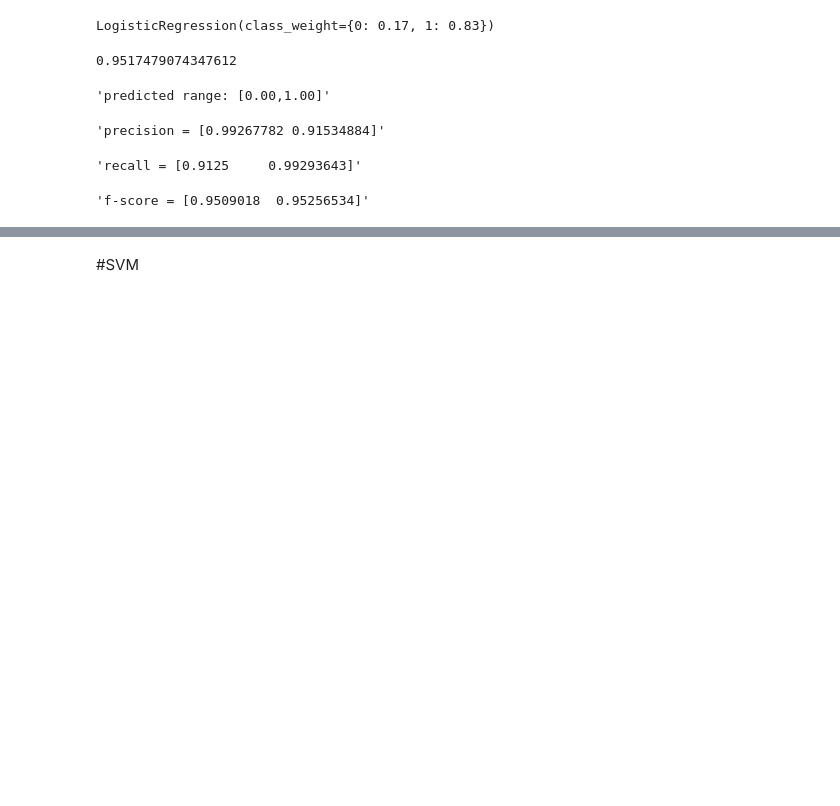
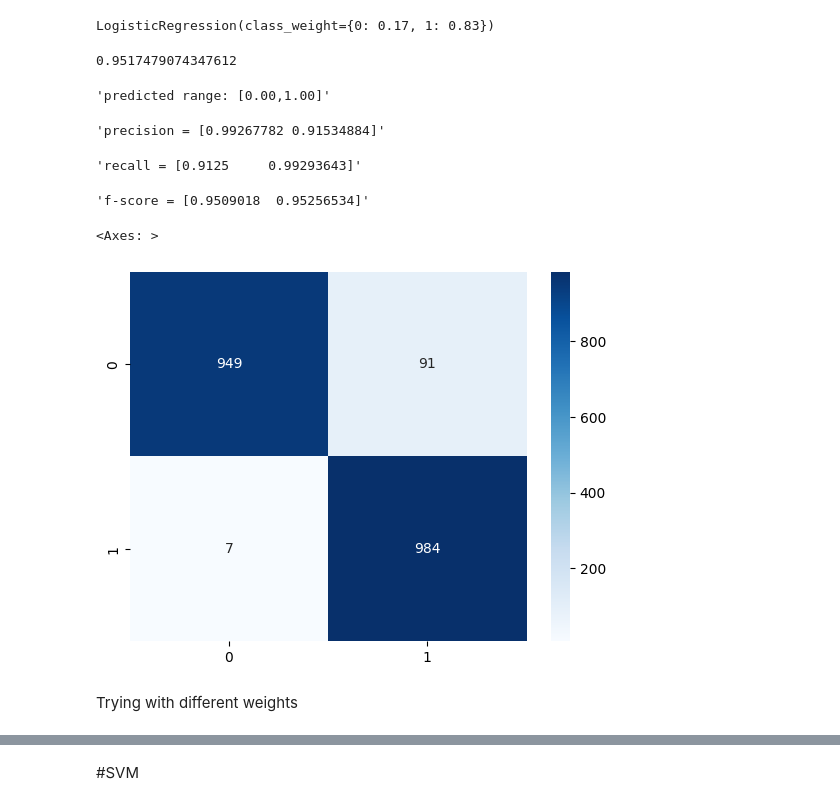
Before and after one commit to Jamessanfor/Project7, a Jupyter notebook: dsp_pro_7.ipynb, the cells around one changed output, grey strips where cells are left out. Drawn from its saved outputs; the diff is of its cells as text; code cells hidden in the pictures; blank space fills up the shorter version.

```diff
--- a/dsp_pro_7.ipynb
+++ b/dsp_pro_7.ipynb
@@ -222,10 +235,10 @@ len(y_test)
 # %%
-lr = LogisticRegression(class_weight={0:0.17, 1:0.83})
-lr.fit(X_train, y_train)
+lm2 = LogisticRegression(class_weight={0:0.17, 1:0.83})
+lm2.fit(X_train, y_train)
 # %% [output]
 LogisticRegression(class_weight={0: 0.17, 1: 0.83})
 # %%
-y_pred = lr.predict(X_test)
+y_pred = lm2.predict(X_test)
 
 display(accuracy_score(y_test,y_pred))
 display('predicted range: [{0:.2f},{1:.2f}]'.format(min(y_pred), max(y_pred)))
@@ -240,3 +253,11 @@ display('f-score = {}'.format(f))
 'precision = [0.99267782 0.91534884]'
 'recall = [0.9125     0.99293643]'
 'f-score = [0.9509018  0.95256534]'
+# %%
+cm = confusion_matrix(y_test, y_pred)
+sns.heatmap(cm, annot=True, fmt='d', cmap='Blues')
+# %% [output]
+<Axes: >
+[figure, added]
+# %% [markdown]
+Trying with different weights
```
Also changed, not shown: parts of 35 cells of this notebook.
